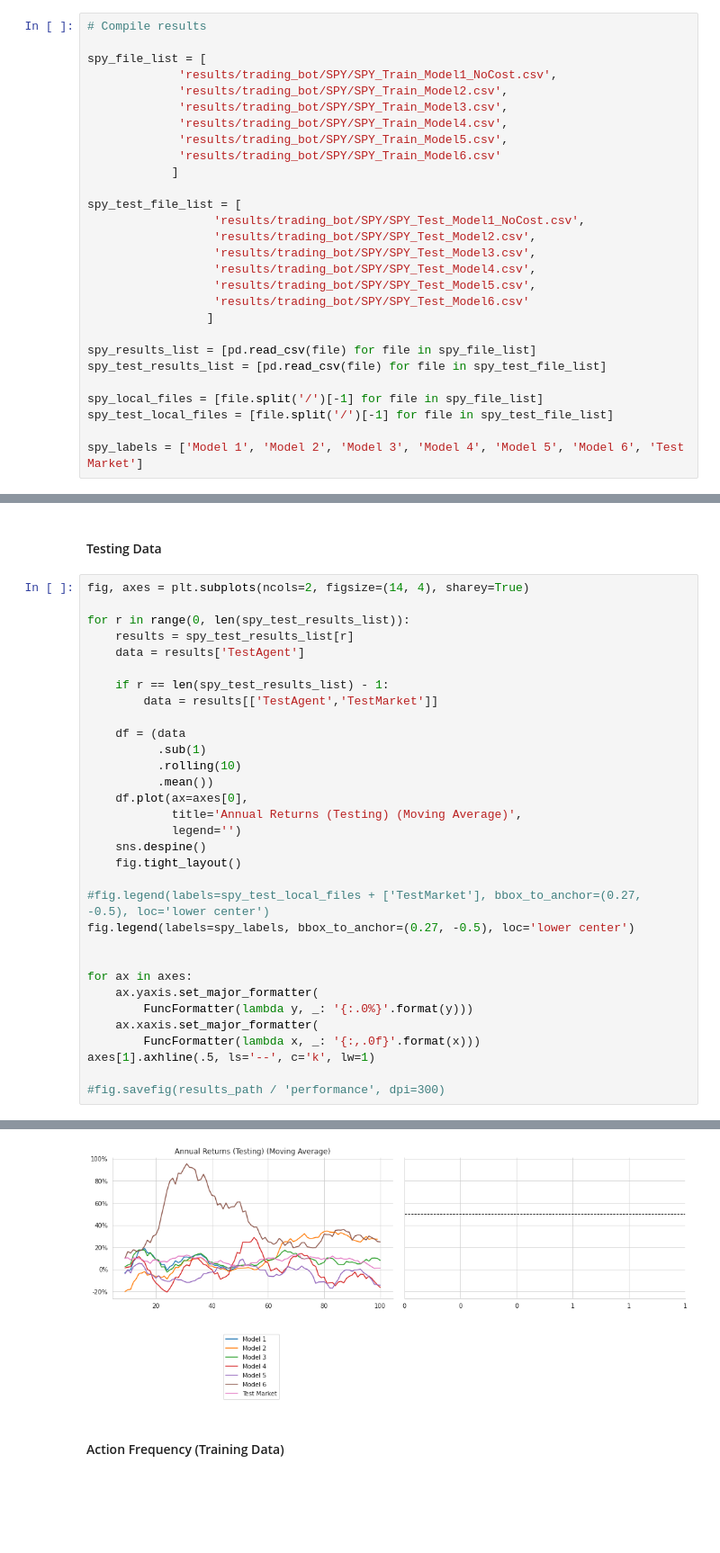
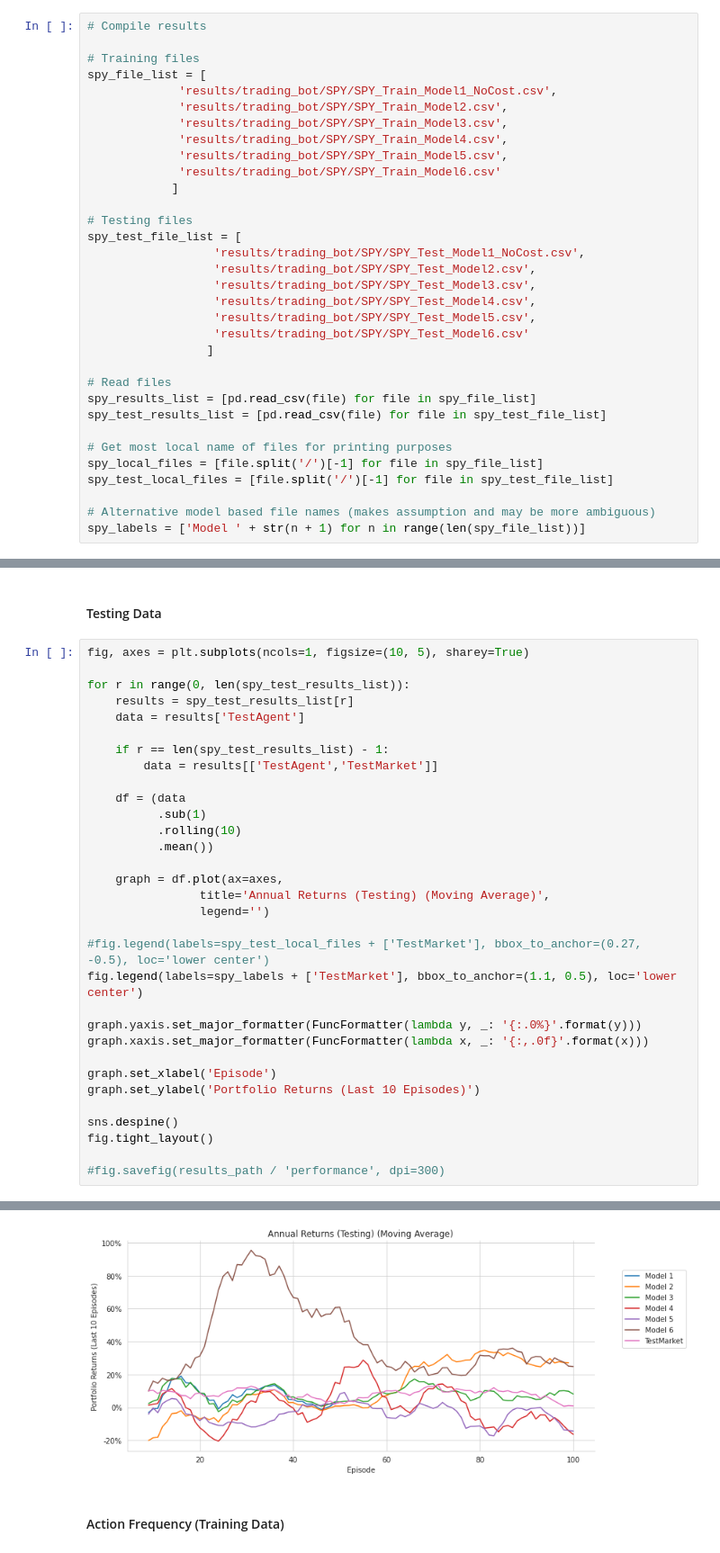
Before and after one commit to Switzerland-MQP-2022/DDQN-Model-Complexity-Analysis, a Jupyter notebook: visualization.ipynb, the cells around one changed output, grey strips where cells are left out. Shown at 90% size. Cells and saved outputs as stored; diff of their text form; blank space fills up the shorter version.

Commit message:
clean up graphs, label axes, split where needed

```diff
--- a/visualization.ipynb
+++ b/visualization.ipynb
@@ -29,6 +30,7 @@ if not results_path.exists():
 # %%
 # Compile results
 
+# Training files
 spy_file_list = [
              'results/trading_bot/SPY/SPY_Train_Model1_NoCost.csv',
              'results/trading_bot/SPY/SPY_Train_Model2.csv',
@@ -38,6 +40,7 @@ spy_file_list = [
              'results/trading_bot/SPY/SPY_Train_Model6.csv'
             ]
 
+# Testing files
 spy_test_file_list = [
                   'results/trading_bot/SPY/SPY_Test_Model1_NoCost.csv',
                   'results/trading_bot/SPY/SPY_Test_Model2.csv',
@@ -47,13 +50,16 @@ spy_test_file_list = [
                   'results/trading_bot/SPY/SPY_Test_Model6.csv'
                  ]
 
+# Read files
 spy_results_list = [pd.read_csv(file) for file in spy_file_list]
 spy_test_results_list = [pd.read_csv(file) for file in spy_test_file_list]
 
+# Get most local name of files for printing purposes
 spy_local_files = [file.split('/')[-1] for file in spy_file_list]
 spy_test_local_files = [file.split('/')[-1] for file in spy_test_file_list]
 
-spy_labels = ['Model 1', 'Model 2', 'Model 3', 'Model 4', 'Model 5', 'Model 6', 'Test Market']
+# Alternative model based file names (makes assumption and may be more ambiguous)
+spy_labels = ['Model ' + str(n + 1) for n in range(len(spy_file_list))]
 # %% [markdown]
 ### Plot Results
 # %%
@@ -119,7 +199,7 @@ fig.tight_layout()
 # %% [markdown]
 #### Testing Data
 # %%
-fig, axes = plt.subplots(ncols=2, figsize=(14, 4), sharey=True)
+fig, axes = plt.subplots(ncols=1, figsize=(10, 5), sharey=True)
 
 for r in range(0, len(spy_test_results_list)):
     results = spy_test_results_list[r]
@@ -132,22 +212,22 @@ for r in range(0, len(spy_test_results_list)):
           .sub(1)
           .rolling(10)
           .mean())
-    df.plot(ax=axes[0],
-            title='Annual Returns (Testing) (Moving Average)',
-            legend='')
-    sns.despine()
-    fig.tight_layout()
+
+    graph = df.plot(ax=axes,
+                title='Annual Returns (Testing) (Moving Average)',
+                legend='')
 
 #fig.legend(labels=spy_test_local_files + ['TestMarket'], bbox_to_anchor=(0.27, -0.5), loc='lower center')
-fig.legend(labels=spy_labels, bbox_to_anchor=(0.27, -0.5), loc='lower center')
+fig.legend(labels=spy_labels + ['TestMarket'], bbox_to_anchor=(1.1, 0.5), loc='lower center')
 
+graph.yaxis.set_major_formatter(FuncFormatter(lambda y, _: '{:.0%}'.format(y)))
+graph.xaxis.set_major_formatter(FuncFormatter(lambda x, _: '{:,.0f}'.format(x)))
 
-for ax in axes:
-    ax.yaxis.set_major_formatter(
-        FuncFormatter(lambda y, _: '{:.0%}'.format(y)))
-    ax.xaxis.set_major_formatter(
-        FuncFormatter(lambda x, _: '{:,.0f}'.format(x)))
-axes[1].axhline(.5, ls='--', c='k', lw=1)
+graph.set_xlabel('Episode')
+graph.set_ylabel('Portfolio Returns (Last 10 Episodes)')
+
+sns.despine()
+fig.tight_layout()
 
 #fig.savefig(results_path / 'performance', dpi=300)
 # %% [output]
@@ -155,4 +234,4 @@ axes[1].axhline(.5, ls='--', c='k', lw=1)
-[figure, old version]
+[figure, new version]
 # %% [markdown]
 #### Action Frequency (Training Data)
 # %%
```
Also changed, not shown: parts of 24 cells of this notebook.
